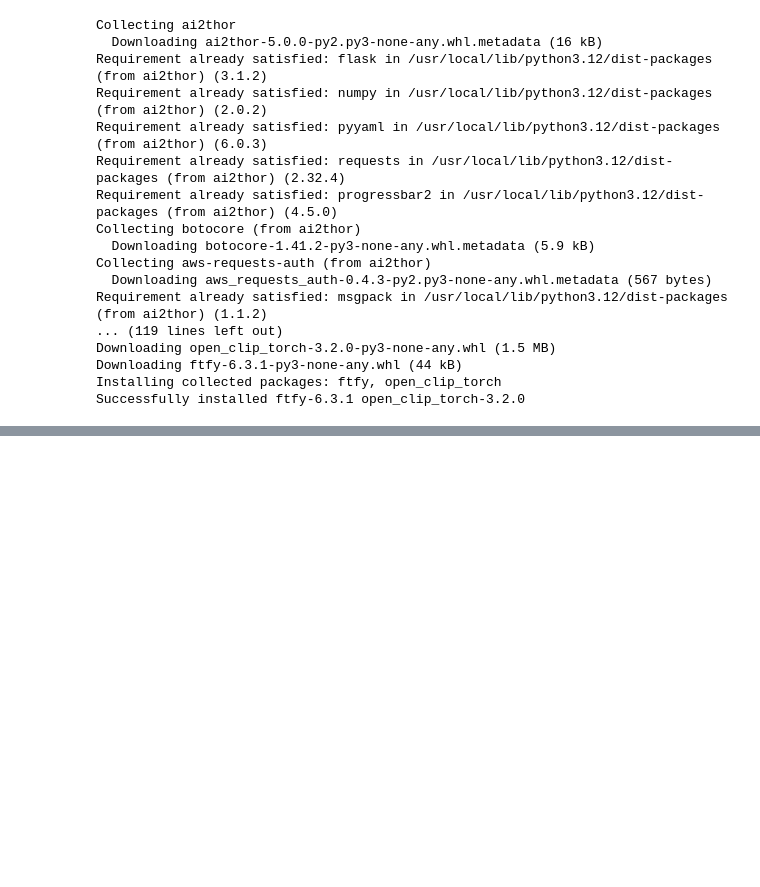
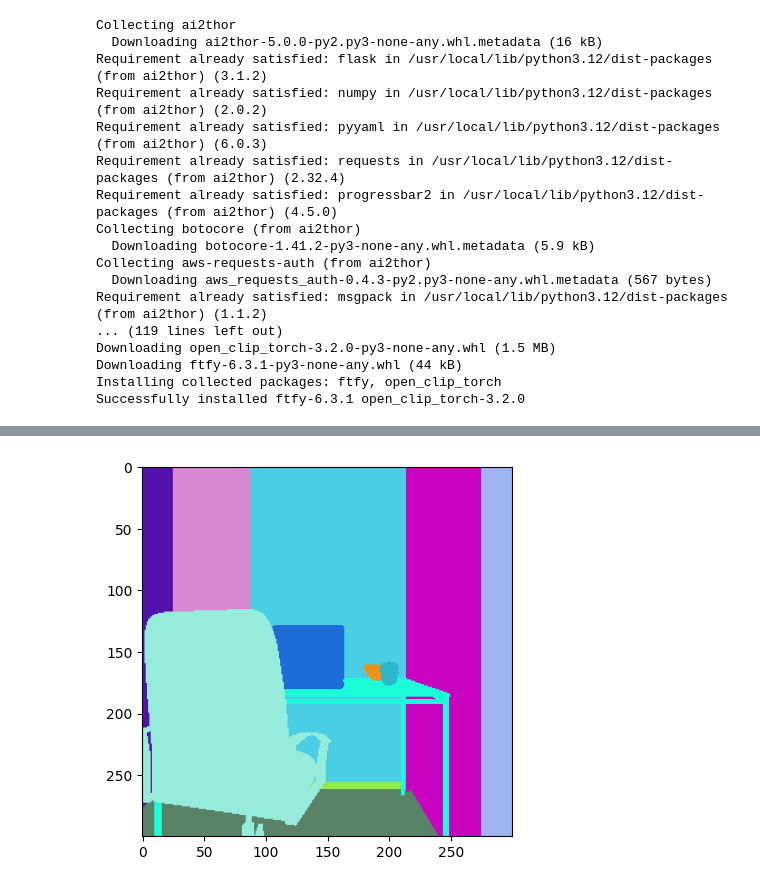
Before and after one commit to Land-dev/finalProject163, a Jupyter notebook: 163FinalProject.ipynb, the cells around one changed output, grey strips where cells are left out. Saved outputs shown, nothing was run; the diff lists cells and outputs as text; code cells hidden in the pictures; blank space fills up the shorter version.

```diff
--- a/163FinalProject.ipynb
+++ b/163FinalProject.ipynb
@@ -25,0 +96,9 @@ Successfully installed ftfy-6.3.1 open_clip_torch-3.2.0
+# %%
+# Show segmentation
+seg_frame = controller.last_event.instance_segmentation_frame
+
+plt.imshow(seg_frame)
+plt.axis('on')
+plt.show()
+# %% [output]
+[figure, added]
```
Also changed, not shown: parts of 3 cells of this notebook.
